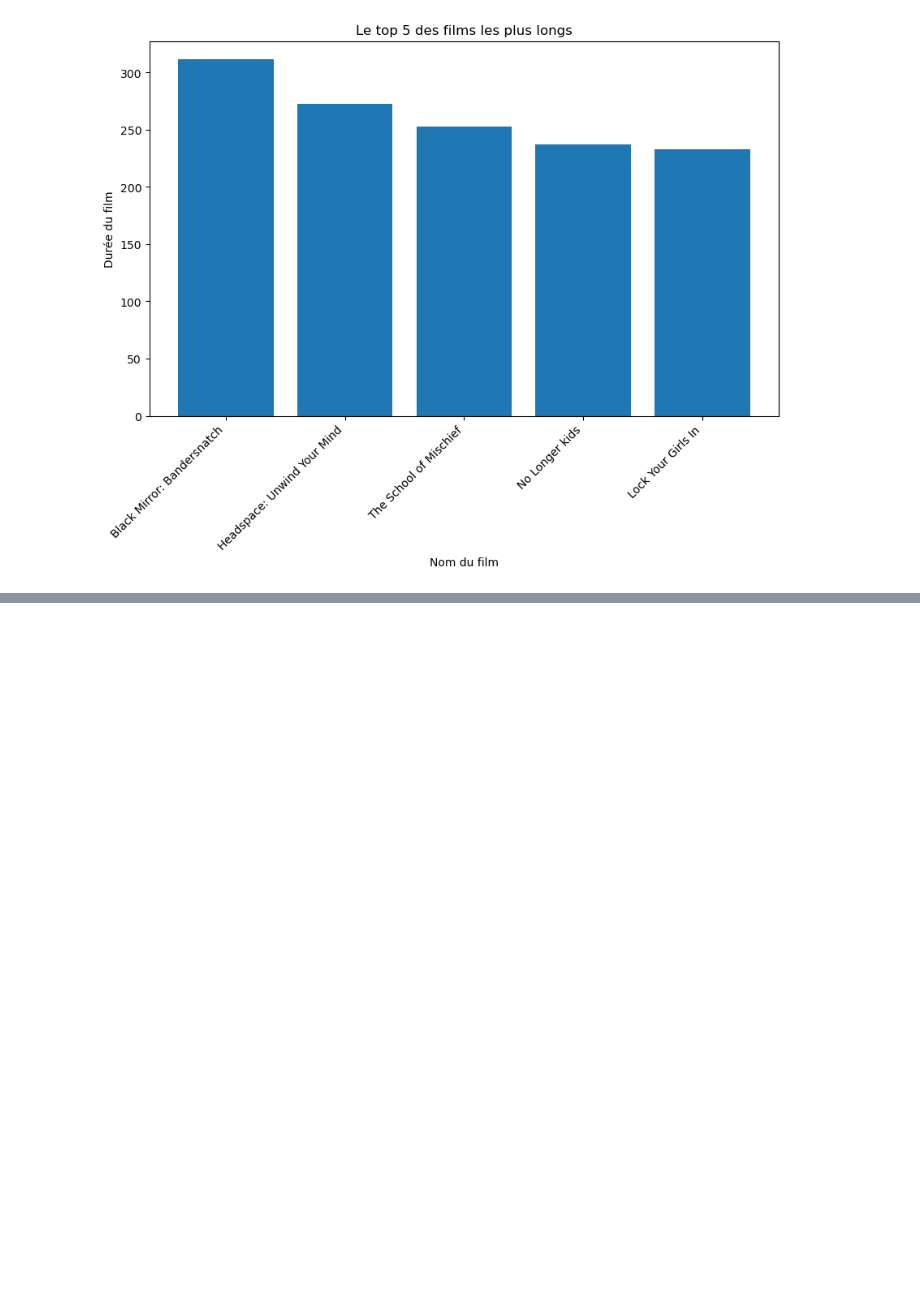
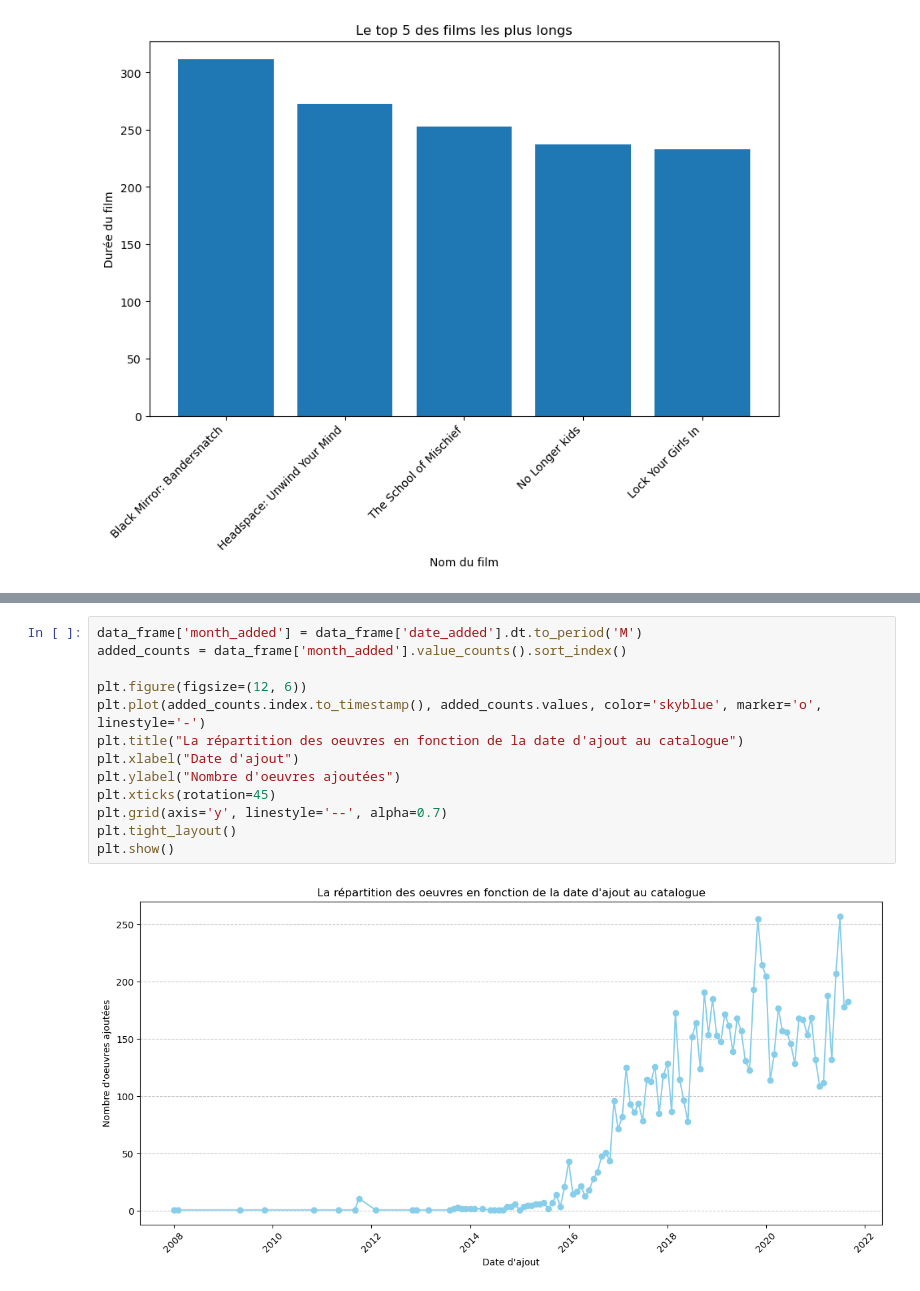
Before and after one commit to leo-carrey/Netflix-Insights, a Jupyter notebook: Netflix_Data_Analysis.ipynb, the cells around one changed output, grey strips where cells are left out. Drawn from its saved outputs; the diff is of its cells as text; blank space fills up the shorter version.

```diff
--- a/Netflix_Data_Analysis.ipynb
+++ b/Netflix_Data_Analysis.ipynb
@@ -363,0 +377,15 @@ plt.show()
+# %%
+data_frame['month_added'] = data_frame['date_added'].dt.to_period('M')
+added_counts = data_frame['month_added'].value_counts().sort_index()
+
+plt.figure(figsize=(12, 6))
+plt.plot(added_counts.index.to_timestamp(), added_counts.values, color='skyblue', marker='o', linestyle='-')
+plt.title("La répartition des oeuvres en fonction de la date d'ajout au catalogue")
+plt.xlabel("Date d'ajout")
+plt.ylabel("Nombre d'oeuvres ajoutées")
+plt.xticks(rotation=45)
+plt.grid(axis='y', linestyle='--', alpha=0.7)
+plt.tight_layout()
+plt.show()
+# %% [output]
+[figure, added]
```
Also changed, not shown: parts of 1 cell of this notebook.
